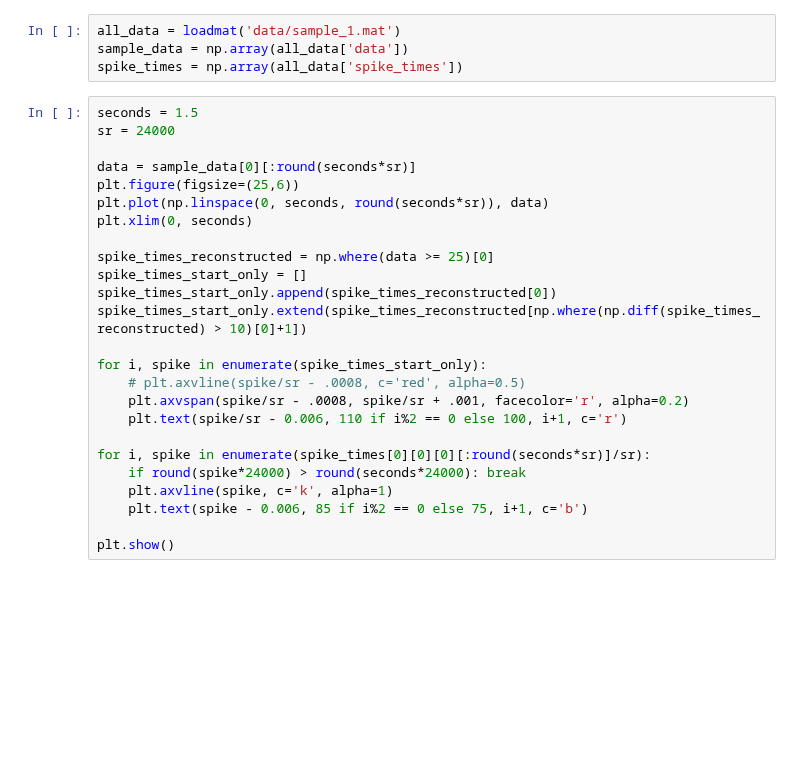
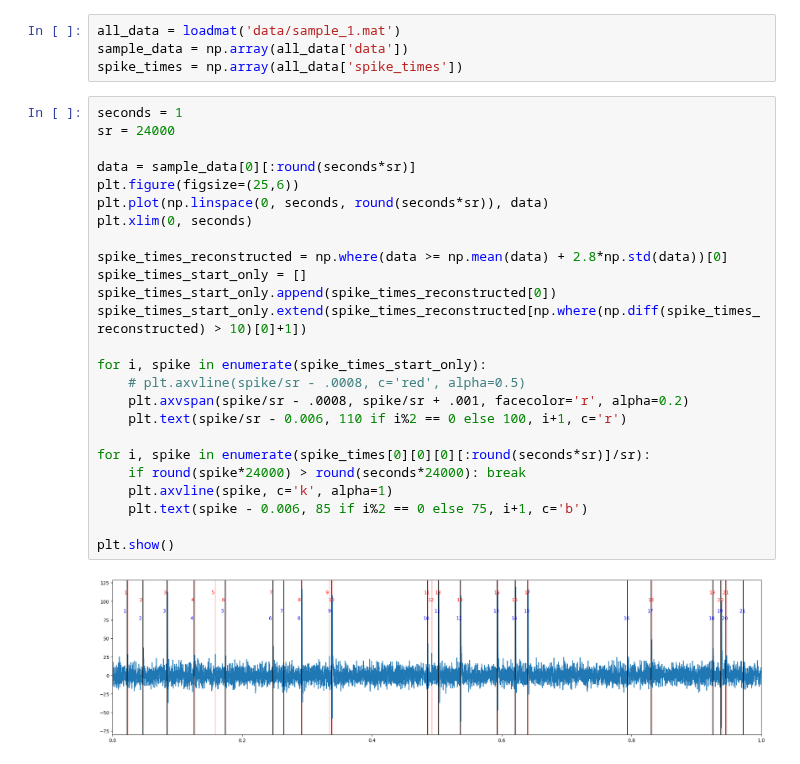
Before and after one commit to PplaysMine/unsupervisedLearning, a Jupyter notebook: main.ipynb, the cells around one changed output. Drawn from its saved outputs; the diff is of its cells as text; blank space fills up the shorter version.

Commit message:
Show plots

```diff
--- a/main.ipynb
+++ b/main.ipynb
@@ -9,30 +9,32 @@ all_data = loadmat('data/sample_1.mat')
 sample_data = np.array(all_data['data'])
 spike_times = np.array(all_data['spike_times'])
 # %%
-seconds = 1.5
+seconds = 1
 sr = 24000
 
 data = sample_data[0][:round(seconds*sr)]
 plt.figure(figsize=(25,6))
 plt.plot(np.linspace(0, seconds, round(seconds*sr)), data)
 plt.xlim(0, seconds)
 
-spike_times_reconstructed = np.where(data >= 25)[0]
+spike_times_reconstructed = np.where(data >= np.mean(data) + 2.8*np.std(data))[0]
 spike_times_start_only = []
 spike_times_start_only.append(spike_times_reconstructed[0])
 spike_times_start_only.extend(spike_times_reconstructed[np.where(np.diff(spike_times_reconstructed) > 10)[0]+1])
 
 for i, spike in enumerate(spike_times_start_only):
     # plt.axvline(spike/sr - .0008, c='red', alpha=0.5)
     plt.axvspan(spike/sr - .0008, spike/sr + .001, facecolor='r', alpha=0.2)
     plt.text(spike/sr - 0.006, 110 if i%2 == 0 else 100, i+1, c='r')
 
 for i, spike in enumerate(spike_times[0][0][0][:round(seconds*sr)]/sr):
     if round(spike*24000) > round(seconds*24000): break
     plt.axvline(spike, c='k', alpha=1)
     plt.text(spike - 0.006, 85 if i%2 == 0 else 75, i+1, c='b')
 
 plt.show()
+# %% [output]
+[figure, added]
 # %%
 number_of_spikes = len(spike_times_start_only)
 
```
Also changed, not shown: parts of 2 cells of this notebook.
